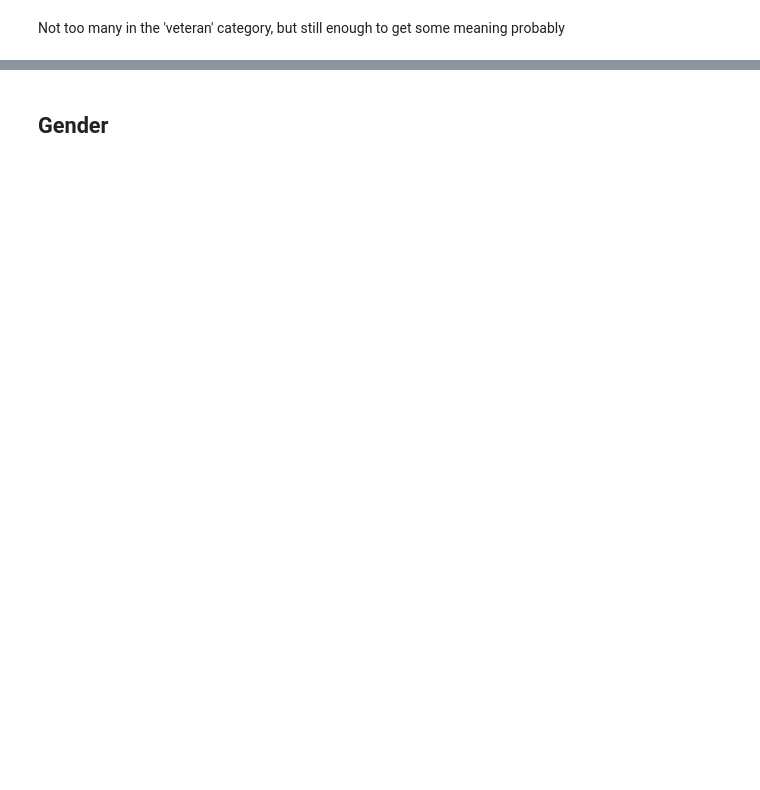
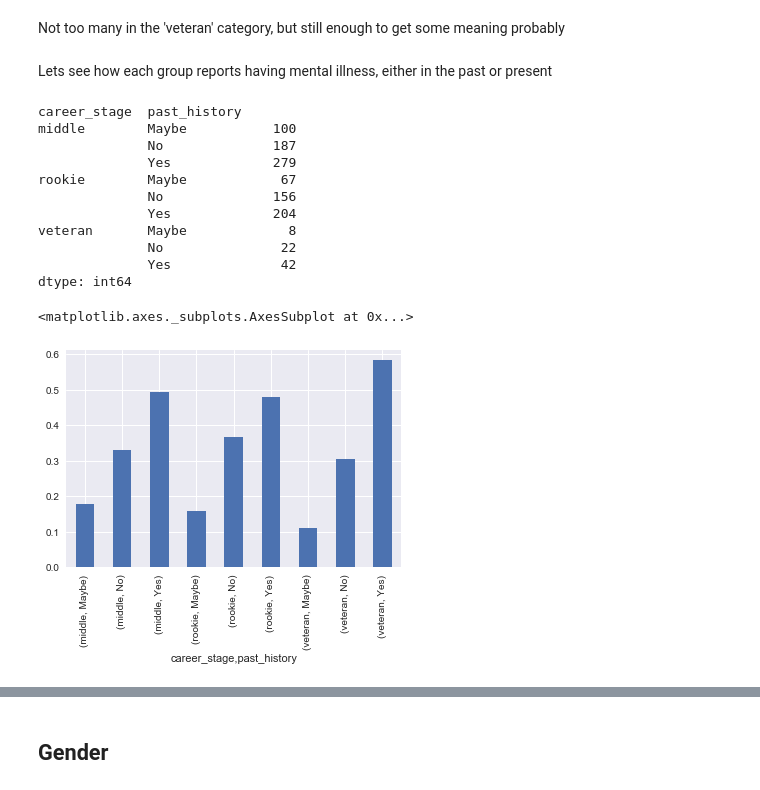
Before and after one commit to ncmatson/SMU_ML_Labs, a Jupyter notebook: lab1.ipynb, the cells around one changed output, grey strips where cells are left out. Cells and saved outputs as stored; diff of their text form; code cells hidden in the pictures; blank space fills up the shorter version.

```diff
--- a/lab1.ipynb
+++ b/lab1.ipynb
@@ -397,2 +406,23 @@ df.groupby('career_stage').describe()
 # %% [markdown]
 Not too many in the 'veteran' category, but still enough to get some meaning probably
+# %% [markdown]
+Lets see how each group reports having mental illness, either in the past or present
+# %%
+group_stage_history = df.groupby(['career_stage', 'past_history'])
+print(group_stage_history.size())
+past_percentage = group_stage_history.size() / group_stage.size()
+past_percentage.plot(kind='bar')
+# %% [output]
+career_stage  past_history
+middle        Maybe           100
+              No              187
+              Yes             279
+rookie        Maybe            67
+              No              156
+              Yes             204
+veteran       Maybe             8
+              No               22
+              Yes              42
+dtype: int64
+<matplotlib.axes._subplots.AxesSubplot at 0x...>
+[figure, added]
```
Also changed, not shown: parts of 30 cells of this notebook, 1 other file.
